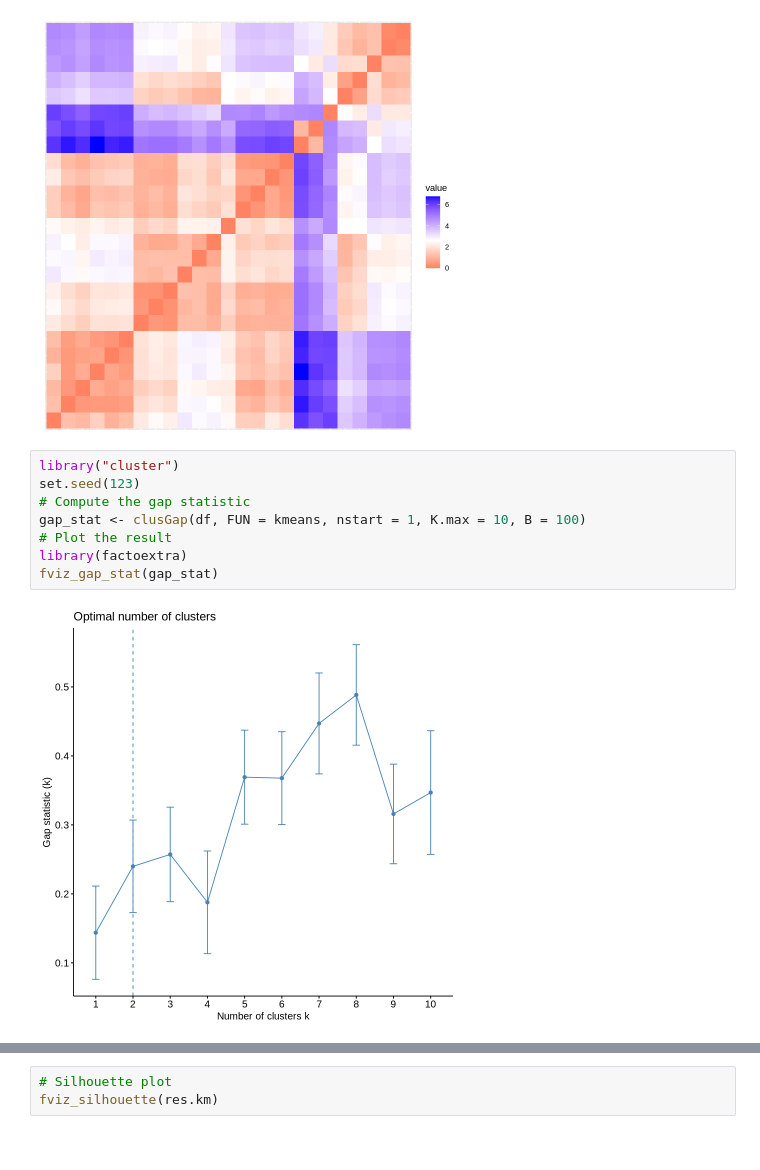
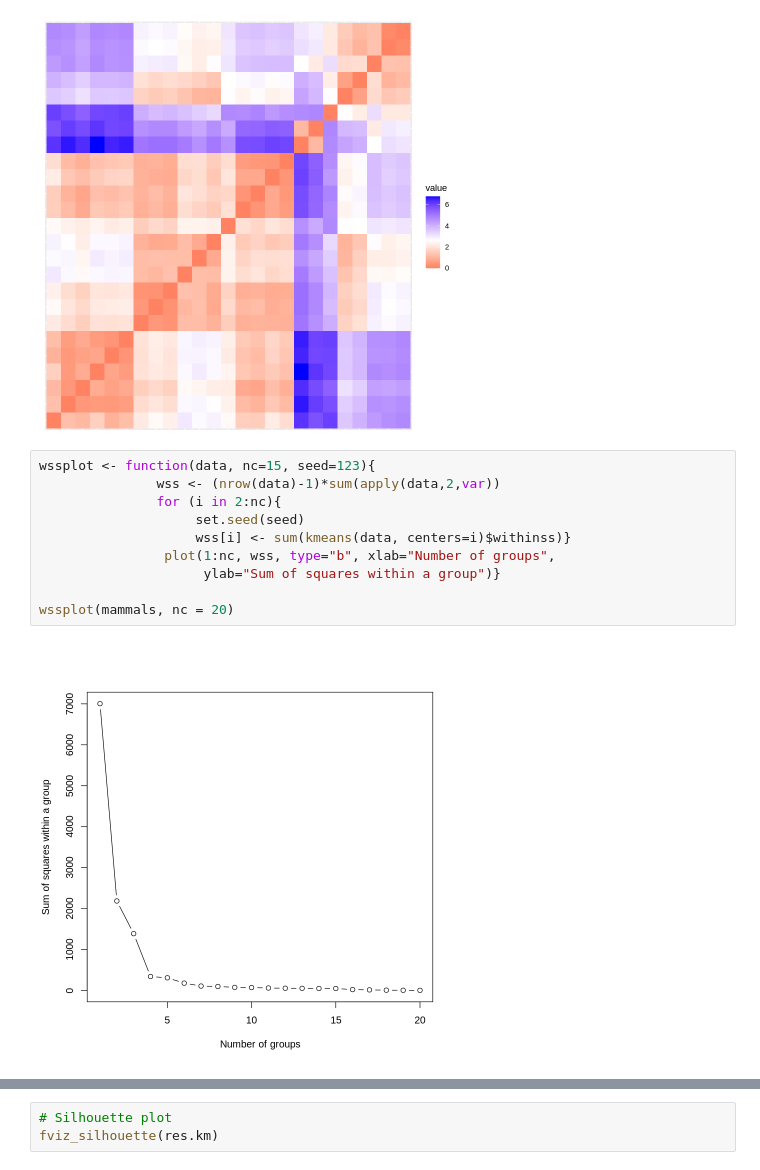
Before and after one commit to soumyakrath/IMTPDS2021, a Jupyter notebook: GitHub-pwd/mammals_clusters.ipynb, the cells around one changed output, grey strips where cells are left out. Saved outputs shown, nothing was run; the diff lists cells and outputs as text.

```diff
--- a/GitHub-pwd/mammals_clusters.ipynb
+++ b/GitHub-pwd/mammals_clusters.ipynb
@@ -163,13 +181,15 @@ res$hopkins_stat
 print(res$plot)
 # %% [output]
 [figure]
-# %%
-library("cluster")
-set.seed(123)
-# Compute the gap statistic
-gap_stat <- clusGap(df, FUN = kmeans, nstart = 1, K.max = 10, B = 100)
-# Plot the result
-library(factoextra)
-fviz_gap_stat(gap_stat)
-# %% [output]
-[figure, removed]
+# %%
+wssplot <- function(data, nc=15, seed=123){
+               wss <- (nrow(data)-1)*sum(apply(data,2,var))
+               for (i in 2:nc){
+                    set.seed(seed)
+                    wss[i] <- sum(kmeans(data, centers=i)$withinss)}
+                plot(1:nc, wss, type="b", xlab="Number of groups",
+                     ylab="Sum of squares within a group")}
+
+wssplot(mammals, nc = 20)
+# %% [output]
+[figure, added]
```
Also changed, not shown: parts of 30 cells of this notebook.
